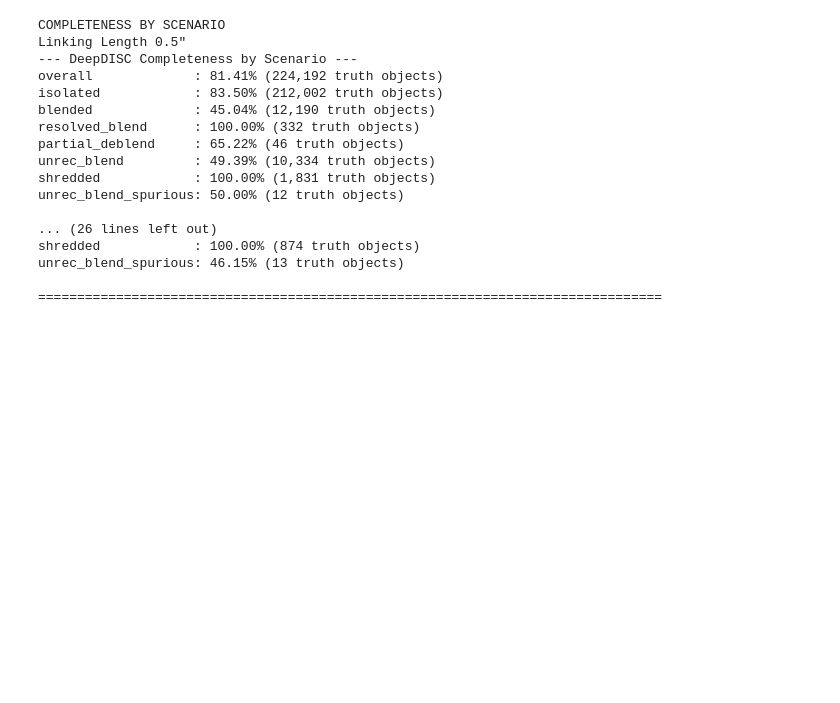
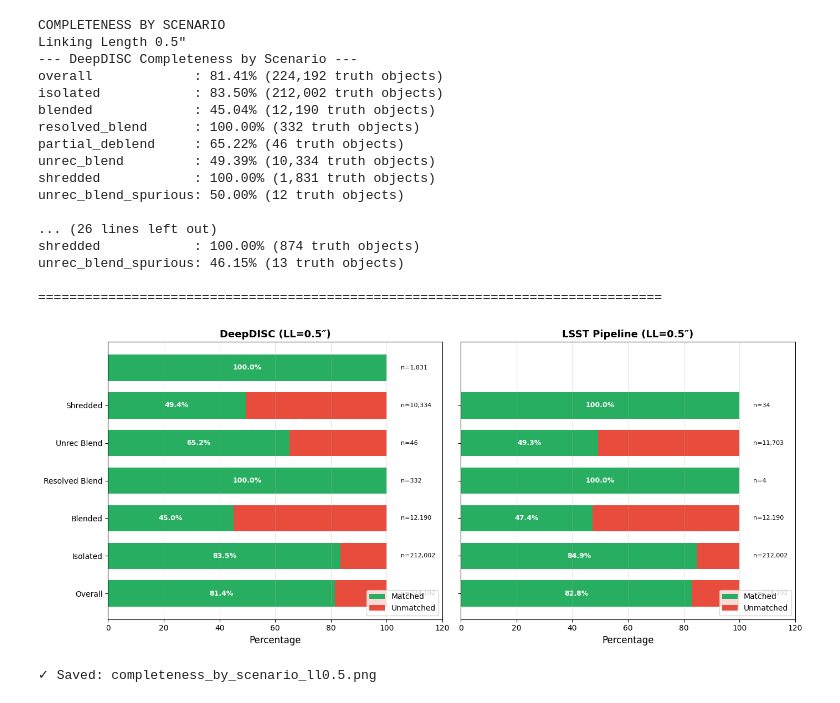
Before and after one commit to grantmerz/DeepDISC_Roman_Rubin, a Jupyter notebook: detection_comp.ipynb, the cells around one changed output. Drawn from its saved outputs; the diff is of its cells as text; code cells hidden in the pictures; blank space fills up the shorter version.

```diff
--- a/detection_comp.ipynb
+++ b/detection_comp.ipynb
@@ -412,0 +546,5 @@ unrec_blend_spurious: 46.15% (13 truth objects)
+# %%
+plot_completeness_by_scenario(scenario_comp, linking_length='0.5')
+# %% [output]
+[figure, added]
+✓ Saved: completeness_by_scenario_ll0.5.png
```
Also changed, not shown: parts of 8 cells of this notebook.
